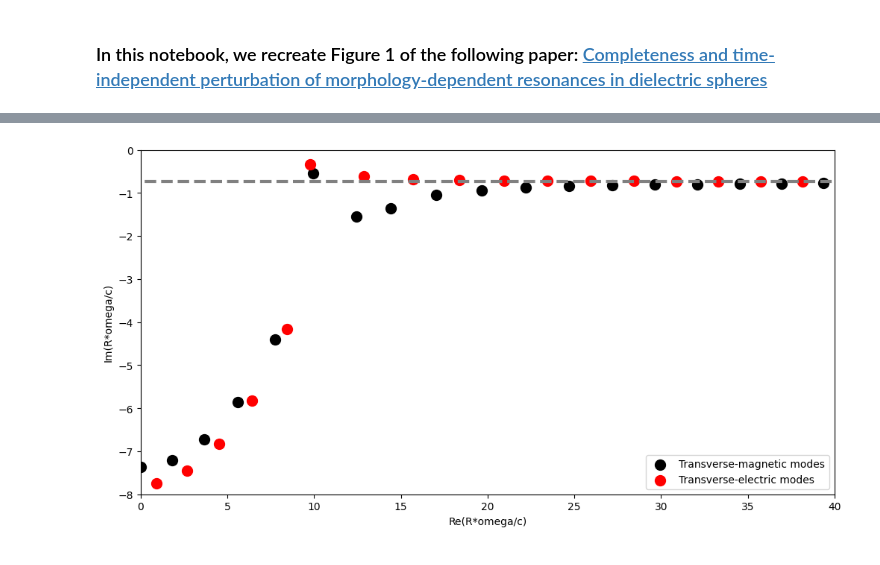
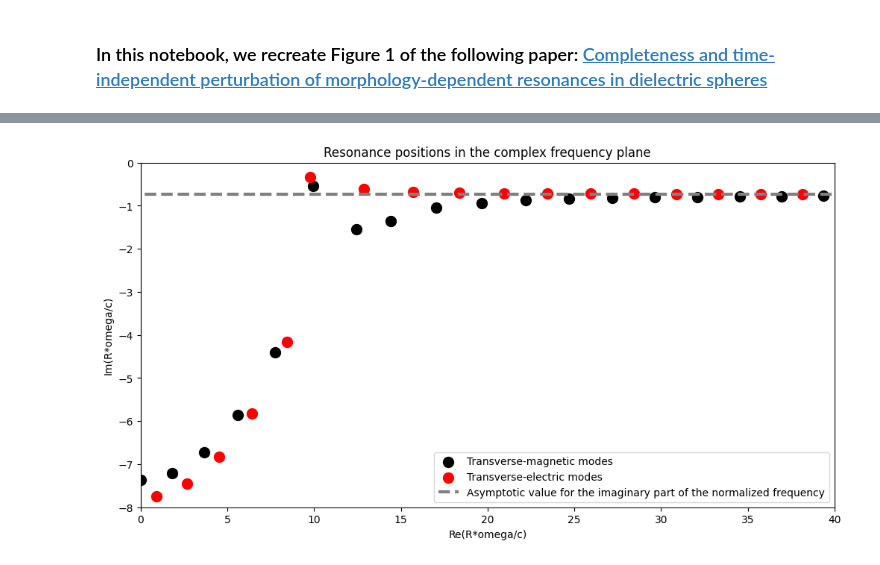
Before and after one commit to AliGhorashiCMT/Coherent-Perfect-Absorption, a Jupyter notebook: spheres/Leung and Pang paper.ipynb, the cells around one changed output, grey strips where cells are left out. Cells and saved outputs as stored; diff of their text form; code cells hidden in the pictures.

```diff
--- a/spheres/Leung and Pang paper.ipynb
+++ b/spheres/Leung and Pang paper.ipynb
@@ -22,5 +20,6 @@ s_arr_te = h_r_cpa(l, x, n**2)
 #ax.contourf(log((np.abs(s_arr_tm)**2).T), origin="lower", cmap="hot", vmin=5);
 #ax.contourf(log((np.abs(s_arr_te)**2).T), origin="lower", cmap="hot", vmin=2);
 # %%
-tm_resonances = x[np.where(log((np.abs(s_arr_tm)**2)) > 6)]
-te_resonances = x[np.where(log((np.abs(s_arr_te)**2)) > 6)];
+threshold = 6 # Threshold to find the resonances
+tm_resonances = x[np.where(log((np.abs(s_arr_tm)**2)) > threshold)]
+te_resonances = x[np.where(log((np.abs(s_arr_te)**2)) > threshold)];
@@ -72,17 +69,14 @@ for (r, i) in zip(te_resonances.real[1:], te_resonances.imag[1:]):
 # %%
-zoomed_tm_resonances_real = []
-zoomed_tm_resonances_imag = []
-
-N_prime = 250
-M_prime = 250
+zoomed_tm_resonances_real = []; zoomed_tm_resonances_imag = [];
+N_prime = 250; M_prime = 250
 for (r, i) in zip(filtered_tm_resonances_real, filtered_tm_resonances_imag):
     x_real = linspace(r-0.5, r+0.5, N_prime)
     x_imag = linspace(i-0.1, i+0.1, M_prime)
     x = x_real.reshape((N_prime, 1)).repeat(M_prime, axis=1) + 1j*x_imag.reshape((1, M_prime)).repeat(N_prime, axis=0)
     s_arr_tm = e_r_cpa(l, x, n**2)
-    plt.imshow(log(np.abs(s_arr_tm)**2), cmap="hot")
-    plt.show()
+    #plt.imshow(log(np.abs(s_arr_tm)**2), cmap="hot")
+    #plt.show()
     best_x = x.flatten()[(np.abs(s_arr_tm)**2).argmax()]
-    print(best_x - (r+1j*i))
+    #print(best_x - (r+1j*i))
     zoomed_tm_resonances_real.append(best_x.real)
     zoomed_tm_resonances_imag.append(best_x.imag)
@@ -103,17 +83,14 @@ for (r, i) in zip(filtered_tm_resonances_real, filtered_tm_resonances_imag):
 # %%
-zoomed_te_resonances_real = []
-zoomed_te_resonances_imag = []
-
-N_prime = 250
-M_prime = 250
+zoomed_te_resonances_real = []; zoomed_te_resonances_imag = []
+N_prime = 250; M_prime = 250
 for (r, i) in zip(filtered_te_resonances_real, filtered_te_resonances_imag):
     x_real = linspace(r-0.5, r+0.5, N_prime)
     x_imag = linspace(i-0.1, i+0.1, M_prime)
     x = x_real.reshape((N_prime, 1)).repeat(M_prime, axis=1) + 1j*x_imag.reshape((1, M_prime)).repeat(N_prime, axis=0)
     s_arr_te = h_r_cpa(l, x, n**2)
-    plt.imshow(log(np.abs(s_arr_te)**2), cmap="hot")
-    plt.show()
+    #plt.imshow(log(np.abs(s_arr_te)**2), cmap="hot")
+    #plt.show()
     best_x = x.flatten()[(np.abs(s_arr_te)**2).argmax()]
-    print(best_x - (r+1j*i))
+    #print(best_x - (r+1j*i))
     zoomed_te_resonances_real.append(best_x.real)
     zoomed_te_resonances_imag.append(best_x.imag)
@@ -134,11 +97,12 @@ for (r, i) in zip(filtered_te_resonances_real, filtered_te_resonances_imag):
 # %%
 fig, ax = plt.subplots(figsize=(12, 6))
 ax.scatter(zoomed_tm_resonances_real, zoomed_tm_resonances_imag, color="black", s=100, label="Transverse-magnetic modes")
 ax.scatter(zoomed_te_resonances_real, zoomed_te_resonances_imag, color="red", s=100, label="Transverse-electric modes");
-ax.hlines([omega_imag_asymptotic], -10, 50, color="Gray", linestyle="dashed", linewidth=3)
+ax.hlines([omega_imag_asymptotic], -10, 50, color="Gray", linestyle="dashed", linewidth=3, label="Asymptotic value for the imaginary part of the normalized frequency")
 ax.set_xlim(0, 40); plt.ylim(-8, 0);
 ax.legend();
+ax.set_title("Resonance positions in the complex frequency plane");
 ax.set_xlabel("Re(R*omega/c)")
 ax.set_ylabel("Im(R*omega/c)");
 # %% [output]
-[figure, old version]
+[figure, new version]
```
Also changed, not shown: parts of 9 cells of this notebook.
